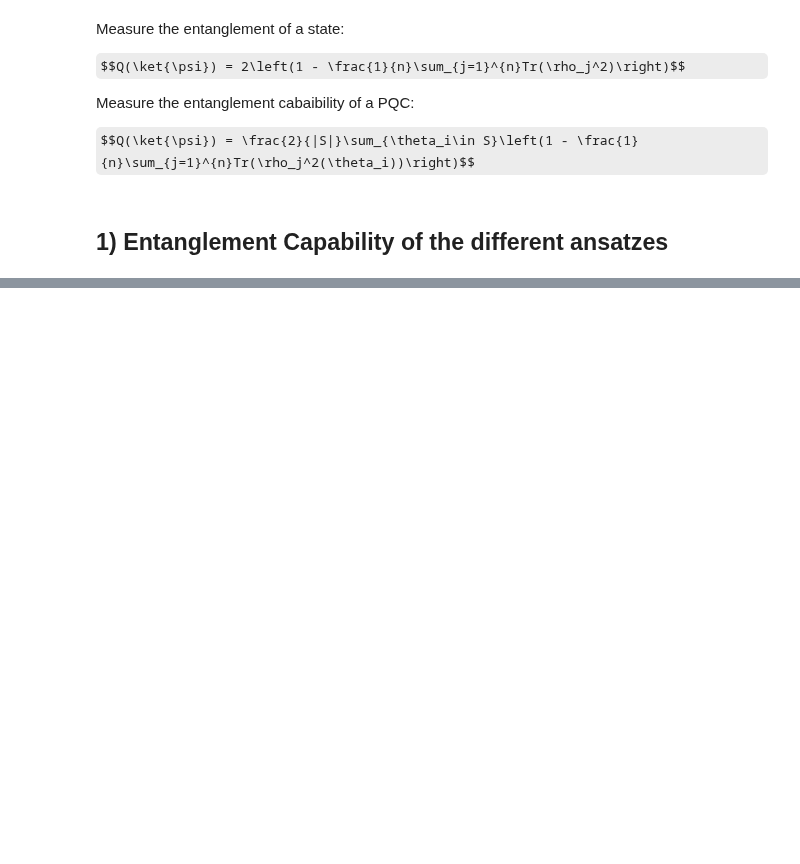
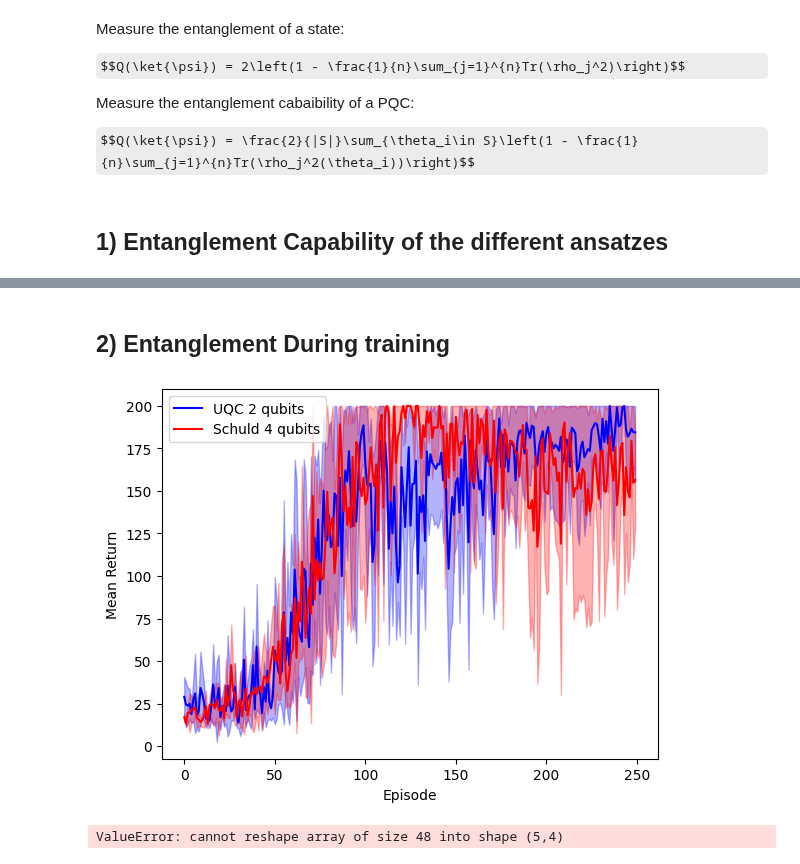
Before and after one commit to RodrigoCoelho7/VQC_Qlearning, a Jupyter notebook: data_analysis/entanglement_capability.ipynb, the cells around one changed output, grey strips where cells are left out. Saved outputs shown, nothing was run; the diff lists cells and outputs as text; code cells hidden in the pictures; some formulas as TeX source; blank space fills up the shorter version.

```diff
--- a/data_analysis/entanglement_capability.ipynb
+++ b/data_analysis/entanglement_capability.ipynb
@@ -133,0 +134,28 @@ Entangling capability of Schuld with 4 qubits and full entangling layer with CZs
+# %% [markdown]
+## 2) Entanglement During training
+# %%
+uqc_2qubits_training_path = "../../results/entanglement_training/2_qubit_uqc_cz"
+skolik_datareup_training_path = "../../results/entanglement_training/skolik_datareup"
+
+uqc_2qubits_training = Analysis(uqc_2qubits_training_path)
+skolik_datareup_training = Analysis(skolik_datareup_training_path)
+# %%
+uqc_2qubits_training_return = uqc_2qubits_training.get_rewards()
+skolik_datareup_training_return = skolik_datareup_training.get_rewards()
+
+uqc_2qubits_training_mean_return = np.mean(uqc_2qubits_training_return, axis = 0)
+skolik_datareup_training_mean_return = np.mean(skolik_datareup_training_return, axis = 0)
+
+uqc_2qubits_training_std_return = np.std(uqc_2qubits_training_return, axis = 0)
+skolik_datareup_training_std_return = np.std(skolik_datareup_training_return, axis = 0)
+# %%
+plt.plot(uqc_2qubits_training_mean_return,color = "blue", label = "UQC 2 qubits")
+plt.plot(skolik_datareup_training_mean_return,color = "red", label = "Schuld 4 qubits")
+plt.fill_between(range(len(uqc_2qubits_training_mean_return)), uqc_2qubits_training_mean_return - uqc_2qubits_training_std_return, np.clip(uqc_2qubits_training_mean_return + uqc_2qubits_training_std_return, a_min = None, a_max = 200), alpha = 0.3, color = "blue")
+plt.fill_between(range(len(skolik_datareup_training_mean_return)), skolik_datareup_training_mean_return - skolik_datareup_training_std_return, np.clip(skolik_datareup_training_mean_return + skolik_datareup_training_std_return, a_min = None, a_max = 200), alpha = 0.3, color = "red")
+plt.xlabel("Episode")
+plt.ylabel("Mean Return")
+plt.legend()
+plt.show()
+# %% [output]
+[figure, added]
@@ -133,0 +174,15 @@ Entangling capability of Schuld with 4 qubits and full entangling layer with CZs
+# %%
+num_layers = 5
+num_qubits = 2
+
+num_qubits_skolik = 4
+
+for i in range(len(weights_training)):
+    for j in range(len(weights_training[i])):
+        weights_training[i][j][0] = weights_training[i][j][0].reshape(num_layers, num_qubits)
+
+for i in range(len(skolik_weights_training)):
+    for j in range(len(skolik_weights_training[i])):
+        skolik_weights_training[i][j][0] = skolik_weights_training[i][j][0].reshape(num_layers, num_qubits_skolik)
+# %% [output]
+ValueError: cannot reshape array of size 48 into shape (5,4)
```
Also changed, not shown: parts of 8 cells of this notebook.
